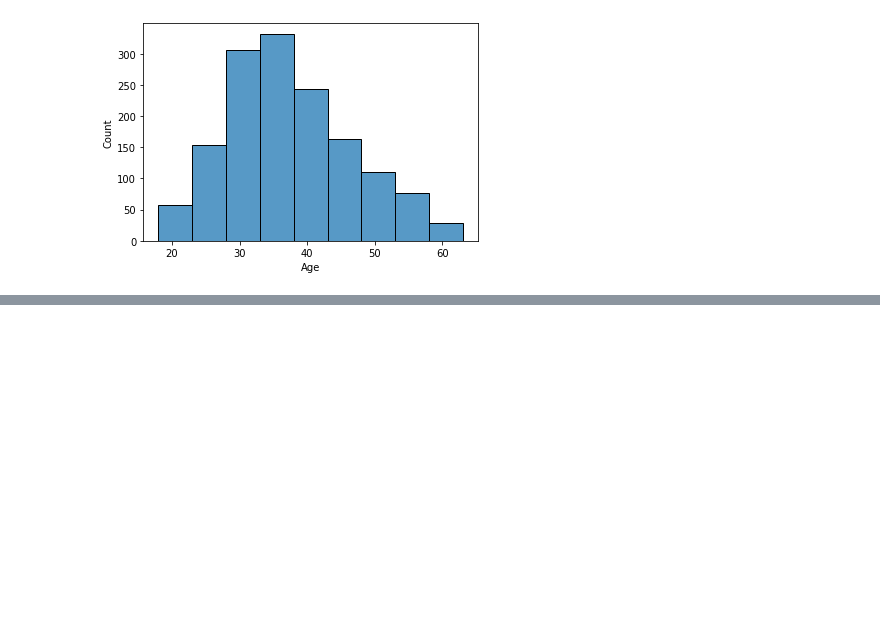
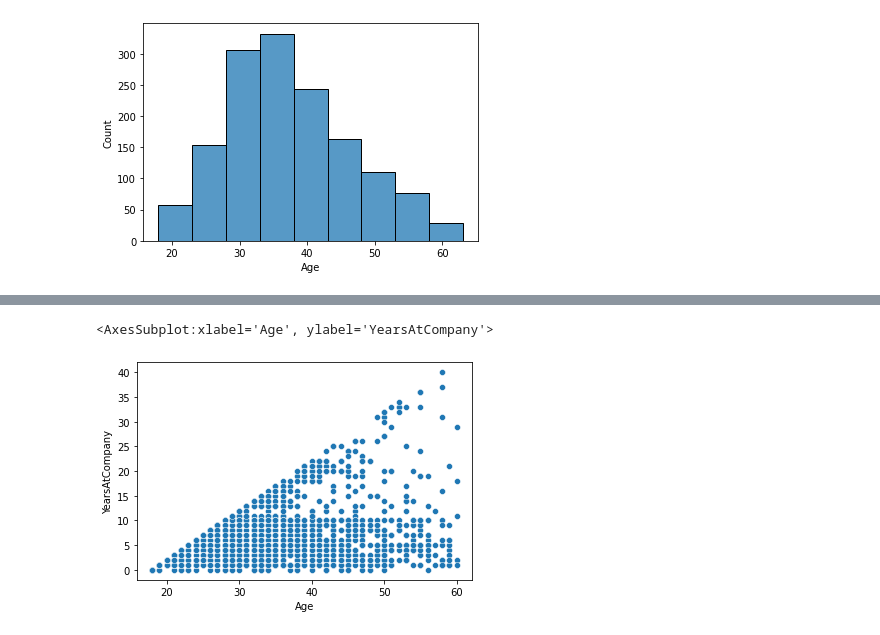
Before and after one commit to santokalayil/IBM_HR_Analytics_Employee_Attrition_and_Performance, a Jupyter notebook: IBM_HR_Analytics_Employee_Attrition_&_Performance.ipynb, the cells around one changed output, grey strips where cells are left out. Saved outputs shown, nothing was run; the diff lists cells and outputs as text; code cells hidden in the pictures; blank space fills up the shorter version.

```diff
--- a/IBM_HR_Analytics_Employee_Attrition_&_Performance.ipynb
+++ b/IBM_HR_Analytics_Employee_Attrition_&_Performance.ipynb
@@ -253,0 +260,5 @@ sns.histplot(df[col], binwidth=5 ,binrange=(df[col].min(), df[col].max()));
+# %%
+sns.scatterplot(df.Age, df.YearsAtCompany)
+# %% [output]
+<AxesSubplot:xlabel='Age', ylabel='YearsAtCompany'>
+[figure, added]
```
Also changed, not shown: parts of 3 cells of this notebook.
